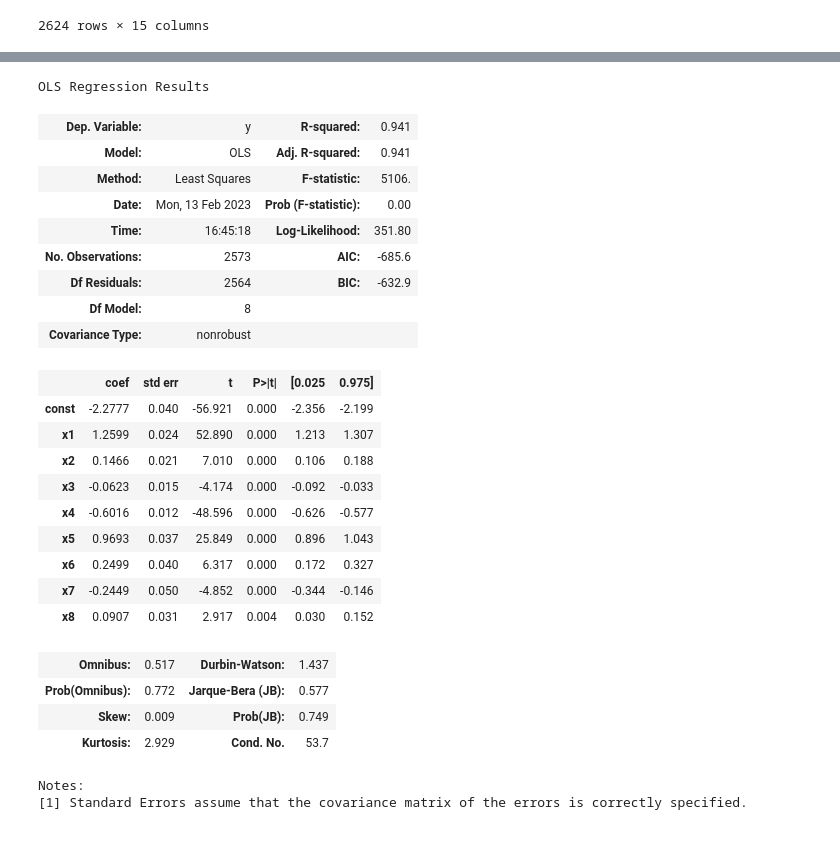
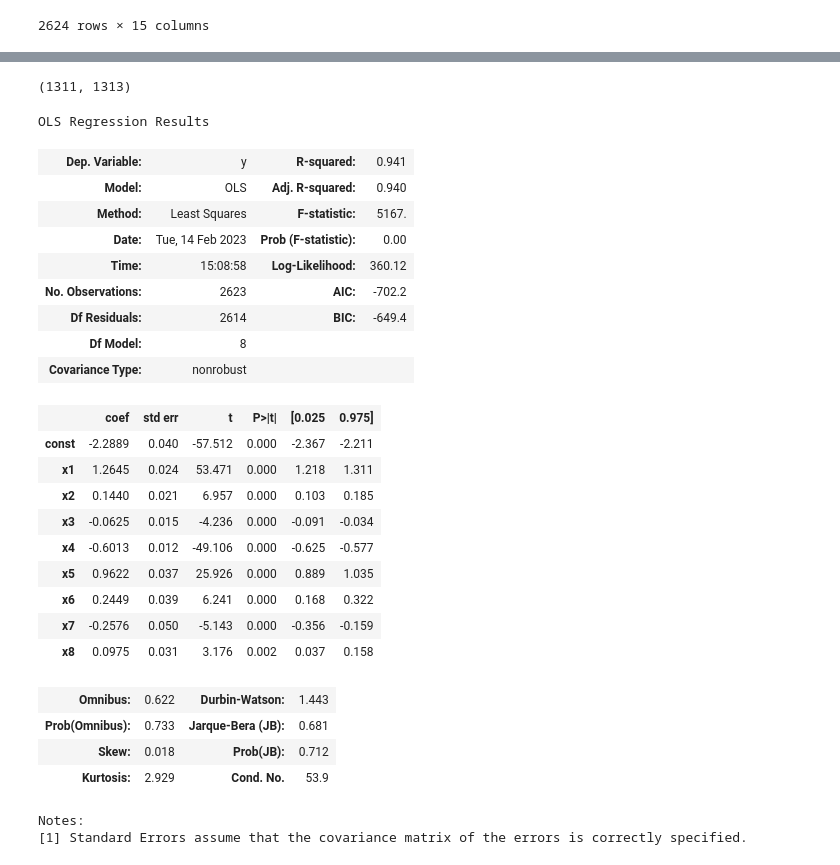
Before and after one commit to Chinnasf/FUSION-EP-Master-Thesis, a Jupyter notebook: Cornerstone_and_Influential_Analyses.ipynb, the cells around one changed output, grey strips where cells are left out. Drawn from its saved outputs; the diff is of its cells as text; code cells hidden in the pictures.

```diff
--- a/Cornerstone_and_Influential_Analyses.ipynb
+++ b/Cornerstone_and_Influential_Analyses.ipynb
@@ -521,7 +523,7 @@ infl_summary_range
 student_resid_rng = influence_ranged.resid_studentized_external
 leverage_rng = influence_ranged.hat_matrix_diag
 cutoff_leverage_rng = ((2*p_rng)+2)/n_rng
-cutoff_student_resid_rng = 0.25
+cutoff_student_resid_rng = 1.5
 # %%
 plt.scatter(leverage_rng, student_resid_rng, s=1, c="r")
 plt.ylabel("Student-t residual")
@@ -604,49 +606,53 @@ OLS Regression Results
 Notes:
 [1] Standard Errors assume that the covariance matrix of the errors is correctly specified.
+# %%
+len(infl_data), len(DB2) + len(gen_infl_pts_rng)
+# %% [output]
+(1311, 1313)
 # %%
 # Getting both DataFrames together: not influential | For low alpha_R
 
-R_not_infl =  R_range[~R_range.index.isin(gen_infl_pts_rng)]
+R_not_infl__ =  R_range[~R_range.index.isin(gen_infl_pts_rng)]
 
-not_infl_data = pd.concat([DB2, R_not_infl], axis=0, ignore_index=True)
+not_infl_data__ = pd.concat([DB2, R_not_infl__], axis=0, ignore_index=True)
 
 
-Y = not_infl_data[["TAUTH"]].to_numpy()
+Y__ = not_infl_data__[["TAUTH"]].to_numpy()
 # Adding a column for the intercept
-x_df = not_infl_data[coeffs]
-x_df.insert(loc = 0, column = "intercept", value = np.ones(len(x_df)))
-X = x_df.to_numpy()
+x_df__ = not_infl_data__[coeffs]
+x_df__.insert(loc = 0, column = "intercept", value = np.ones(len(x_df__)))
+X__ = x_df__.to_numpy()
 
-n, p = X.shape
+n__, p__ = X__.shape
 
-model = sm.OLS(Y,X)
-regression = model.fit()
-regression.summary()
+model__ = sm.OLS(Y__,X__)
+regression__ = model__.fit()
+regression__.summary()
 # %% [output]
 OLS Regression Results
 | Dep. Variable: | y | R-squared: | 0.941 |
-| Model: | OLS | Adj. R-squared: | 0.941 |
-| Method: | Least Squares | F-statistic: | 5106. |
-| Date: | Mon, 13 Feb 2023 | Prob (F-statistic): | 0.00 |
-| Time: | 16:45:18 | Log-Likelihood: | 351.80 |
-| No. Observations: | 2573 | AIC: | -685.6 |
-| Df Residuals: | 2564 | BIC: | -632.9 |
+| Model: | OLS | Adj. R-squared: | 0.940 |
+| Method: | Least Squares | F-statistic: | 5167. |
+| Date: | Tue, 14 Feb 2023 | Prob (F-statistic): | 0.00 |
+| Time: | 15:08:58 | Log-Likelihood: | 360.12 |
+| No. Observations: | 2623 | AIC: | -702.2 |
+| Df Residuals: | 2614 | BIC: | -649.4 |
 | Df Model: | 8 |  |  |
 | Covariance Type: | nonrobust |  |  |
 |  | coef | std err | t | P>|t| | [0.025 | 0.975] |
-| const | -2.2777 | 0.040 | -56.921 | 0.000 | -2.356 | -2.199 |
-| x1 | 1.2599 | 0.024 | 52.890 | 0.000 | 1.213 | 1.307 |
-| x2 | 0.1466 | 0.021 | 7.010 | 0.000 | 0.106 | 0.188 |
-| x3 | -0.0623 | 0.015 | -4.174 | 0.000 | -0.092 | -0.033 |
-| x4 | -0.6016 | 0.012 | -48.596 | 0.000 | -0.626 | -0.577 |
-| x5 | 0.9693 | 0.037 | 25.849 | 0.000 | 0.896 | 1.043 |
-| x6 | 0.2499 | 0.040 | 6.317 | 0.000 | 0.172 | 0.327 |
-| x7 | -0.2449 | 0.050 | -4.852 | 0.000 | -0.344 | -0.146 |
-| x8 | 0.0907 | 0.031 | 2.917 | 0.004 | 0.030 | 0.152 |
+| const | -2.2889 | 0.040 | -57.512 | 0.000 | -2.367 | -2.211 |
+| x1 | 1.2645 | 0.024 | 53.471 | 0.000 | 1.218 | 1.311 |
+| x2 | 0.1440 | 0.021 | 6.957 | 0.000 | 0.103 | 0.185 |
+| x3 | -0.0625 | 0.015 | -4.236 | 0.000 | -0.091 | -0.034 |
+| x4 | -0.6013 | 0.012 | -49.106 | 0.000 | -0.625 | -0.577 |
+| x5 | 0.9622 | 0.037 | 25.926 | 0.000 | 0.889 | 1.035 |
+| x6 | 0.2449 | 0.039 | 6.241 | 0.000 | 0.168 | 0.322 |
+| x7 | -0.2576 | 0.050 | -5.143 | 0.000 | -0.356 | -0.159 |
+| x8 | 0.0975 | 0.031 | 3.176 | 0.002 | 0.037 | 0.158 |
-| Omnibus: | 0.517 | Durbin-Watson: | 1.437 |
-| Prob(Omnibus): | 0.772 | Jarque-Bera (JB): | 0.577 |
-| Skew: | 0.009 | Prob(JB): | 0.749 |
-| Kurtosis: | 2.929 | Cond. No. | 53.7 |
+| Omnibus: | 0.622 | Durbin-Watson: | 1.443 |
+| Prob(Omnibus): | 0.733 | Jarque-Bera (JB): | 0.681 |
+| Skew: | 0.018 | Prob(JB): | 0.712 |
+| Kurtosis: | 2.929 | Cond. No. | 53.9 |
 Notes:
 [1] Standard Errors assume that the covariance matrix of the errors is correctly specified.
 # %%
```
Also changed, not shown: parts of 14 cells of this notebook, 2 other files.
